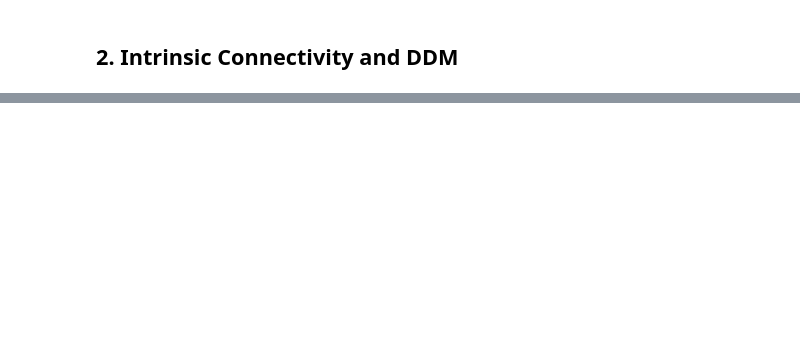
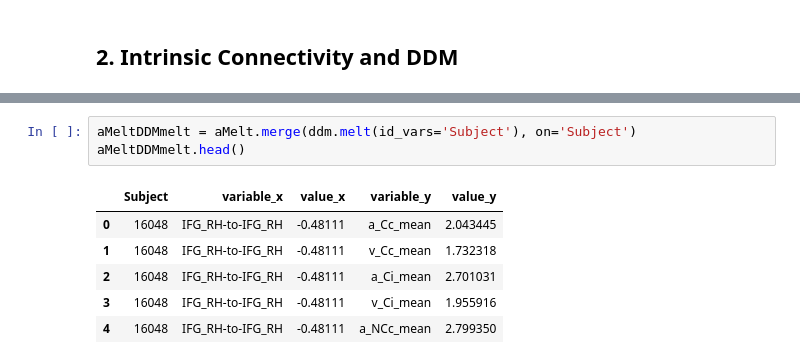
Before and after one commit to josemceb/popDCM, a Jupyter notebook: Analysis/popDCManalysis.ipynb, the cells around one changed output, grey strips where cells are left out. Saved outputs shown, nothing was run; the diff lists cells and outputs as text; blank space fills up the shorter version.

```diff
--- a/Analysis/popDCManalysis.ipynb
+++ b/Analysis/popDCManalysis.ipynb
@@ -130,0 +144,10 @@ sns.lmplot(x='IFG_RH-to-PUT_RH', y='value', data=aDDM, row='variable', size=8, a
+# %%
+aMeltDDMmelt = aMelt.merge(ddm.melt(id_vars='Subject'), on='Subject')
+aMeltDDMmelt.head()
+# %% [output]
+|  | Subject | variable_x | value_x | variable_y | value_y |
+| 0 | 16048 | IFG_RH-to-IFG_RH | -0.48111 | a_Cc_mean | 2.043445 |
+| 1 | 16048 | IFG_RH-to-IFG_RH | -0.48111 | v_Cc_mean | 1.732318 |
+| 2 | 16048 | IFG_RH-to-IFG_RH | -0.48111 | a_Ci_mean | 2.701031 |
+| 3 | 16048 | IFG_RH-to-IFG_RH | -0.48111 | v_Ci_mean | 1.955916 |
+| 4 | 16048 | IFG_RH-to-IFG_RH | -0.48111 | a_NCc_mean | 2.799350 |
```
Also changed, not shown: parts of 12 cells of this notebook, 3 other files.
